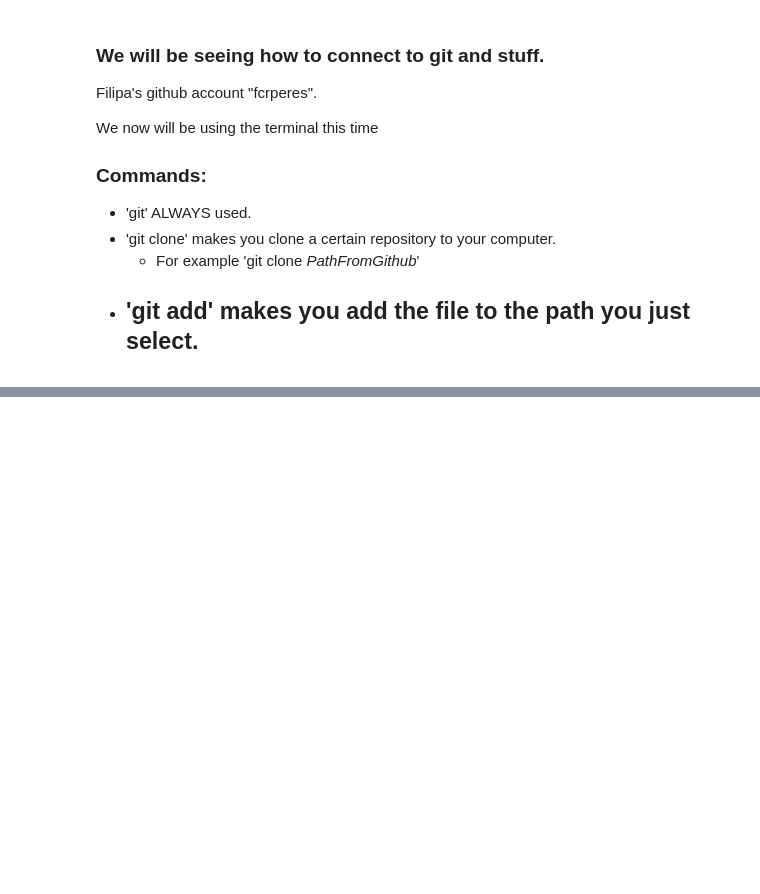
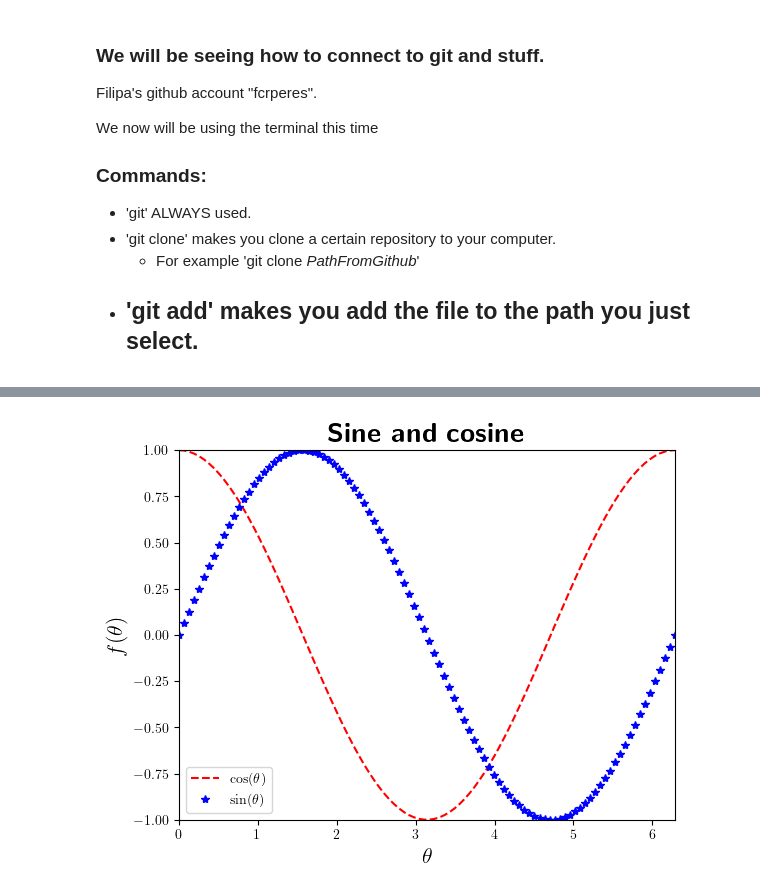
Before and after one commit to DiegoConol/Fisica-Computacional, a Jupyter notebook: Clase con Filipa/Notebook with FIlipa.ipynb, the cells around one changed output, grey strips where cells are left out. Cells and saved outputs as stored; diff of their text form; code cells hidden in the pictures; blank space fills up the shorter version.

```diff
--- a/Clase con Filipa/Notebook with FIlipa.ipynb
+++ b/Clase con Filipa/Notebook with FIlipa.ipynb
@@ -663,0 +706,21 @@ results = np.load(path + "sine.npy")
+# %%
+#We can plot more than one curve and edit it.
+
+#This is an example for IMPLICIT plot.
+
+plt.rcParams['text.usetex'] = True
+
+x = 2*np.pi*np.linspace(0,1,100)
+y1 = np.cos(x)
+y2 = np.sin(x)
+plt.plot(x,y1, 'r--', label = r'$\cos(\theta)$')   # The second parameter indicates the color and shape of the line
+plt.plot(x,y2, 'b*', label = r'$\sin(\theta)$')
+
+plt.xlabel(r'$\theta$', fontsize = 16)
+plt.ylabel(r'$f(\theta)$', fontsize = 16)
+plt.legend()
+plt.title(r'\textbf{Sine and cosine}', fontsize = 20)
+plt.axis([0, 2*np.pi, -1,1])
+plt.show()
+# %% [output]
+[figure, added]
```
Also changed, not shown: parts of 14 cells of this notebook, 2 other files.
